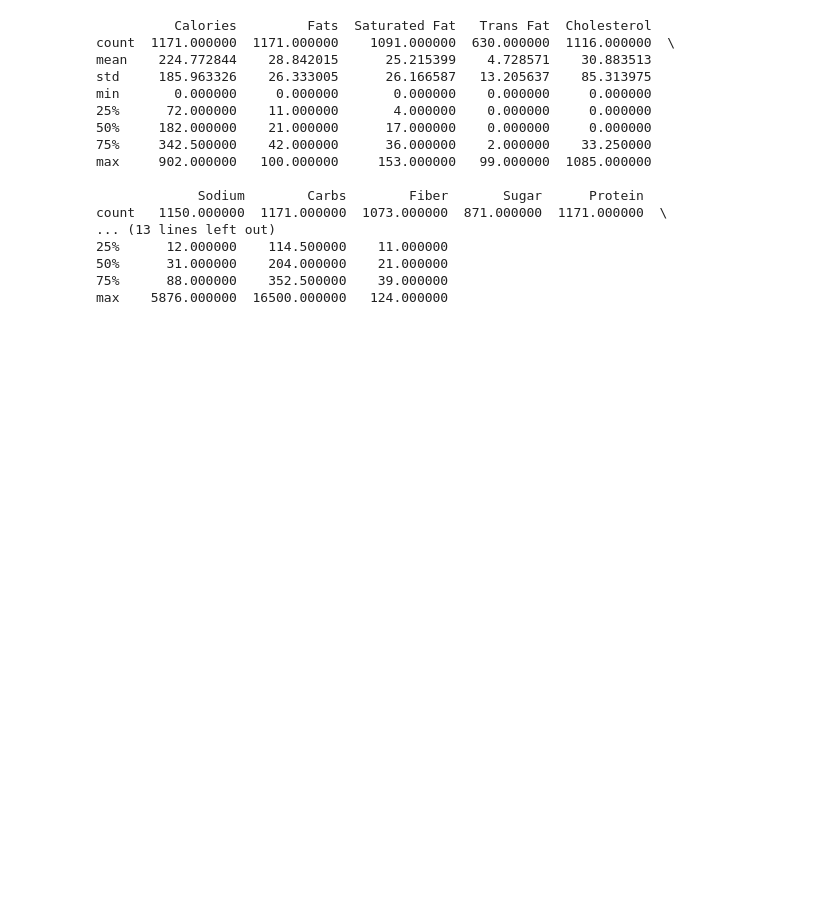
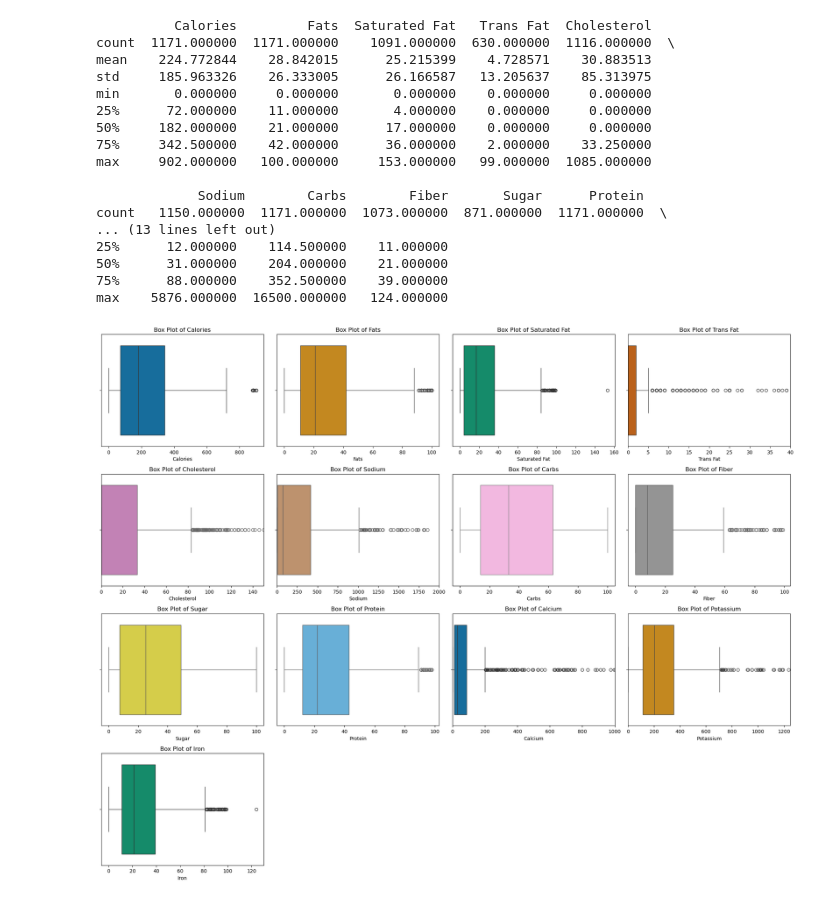
Before and after one commit to armanh04/food_group_classification, a Jupyter notebook: exploratory_data_analysis.ipynb, the cells around one changed output. Cells and saved outputs as stored; diff of their text form; code cells hidden in the pictures; blank space fills up the shorter version.

Commit message:
EDA Boxplots Completed

```diff
--- a/exploratory_data_analysis.ipynb
+++ b/exploratory_data_analysis.ipynb
@@ -252,3 +252,49 @@ count   1150.000000  1171.000000  1073.000000  871.000000  1171.000000  \
 50%      31.000000    204.000000    21.000000
 75%      88.000000    352.500000    39.000000
 max    5876.000000  16500.000000   124.000000
+# %%
+# Box plots demonstrating distributions for each nutrient
+
+# Create subplots with 4 rows and 4 columns
+fig, axes = plt.subplots(4, 4, figsize=(20, 16))  # Adjust the figsize as needed
+
+# Flatten the axes array to easily iterate over it
+axes = axes.flatten()
+
+# Different colours for each boxplot
+palette = sns.color_palette('colorblind', len(nutrients))
+
+# y-axis limits for certain nutrients
+y_axis_limits = {
+    'Cholesterol': (0, 250),
+    'Sodium': (0, 2000),
+    'Potassium': (0, 1000),
+    'Calcium': (0, 1250)
+}
+
+# y-axis limits for certain nutrients
+x_axis_limits = {
+    'Cholesterol': (0, 150),
+    'Sodium': (0, 2000),
+    'Potassium': (0, 1250),
+    'Calcium': (0, 1000),
+    'Trans Fat': (0, 40)
+}
+
+# Loop through each feature and create a boxplot in the corresponding subplot
+for i, nutrient in enumerate(nutrients):
+    sns.boxplot(x=X[nutrient], ax=axes[i], color = palette[i])
+    axes[i].set_title(f'Box Plot of {nutrient}')
+    axes[i].set_xlabel(nutrient)
+
+    if nutrient in x_axis_limits:
+        axes[i].set_xlim(x_axis_limits[nutrient])
+
+# Remove any unused subplots if there are fewer than 12 features
+for j in range(i + 1, len(axes)):
+    fig.delaxes(axes[j])
+
+plt.tight_layout()
+plt.show()
+# %% [output]
+[figure, added]
```
Also changed, not shown: parts of 1 cell of this notebook.
